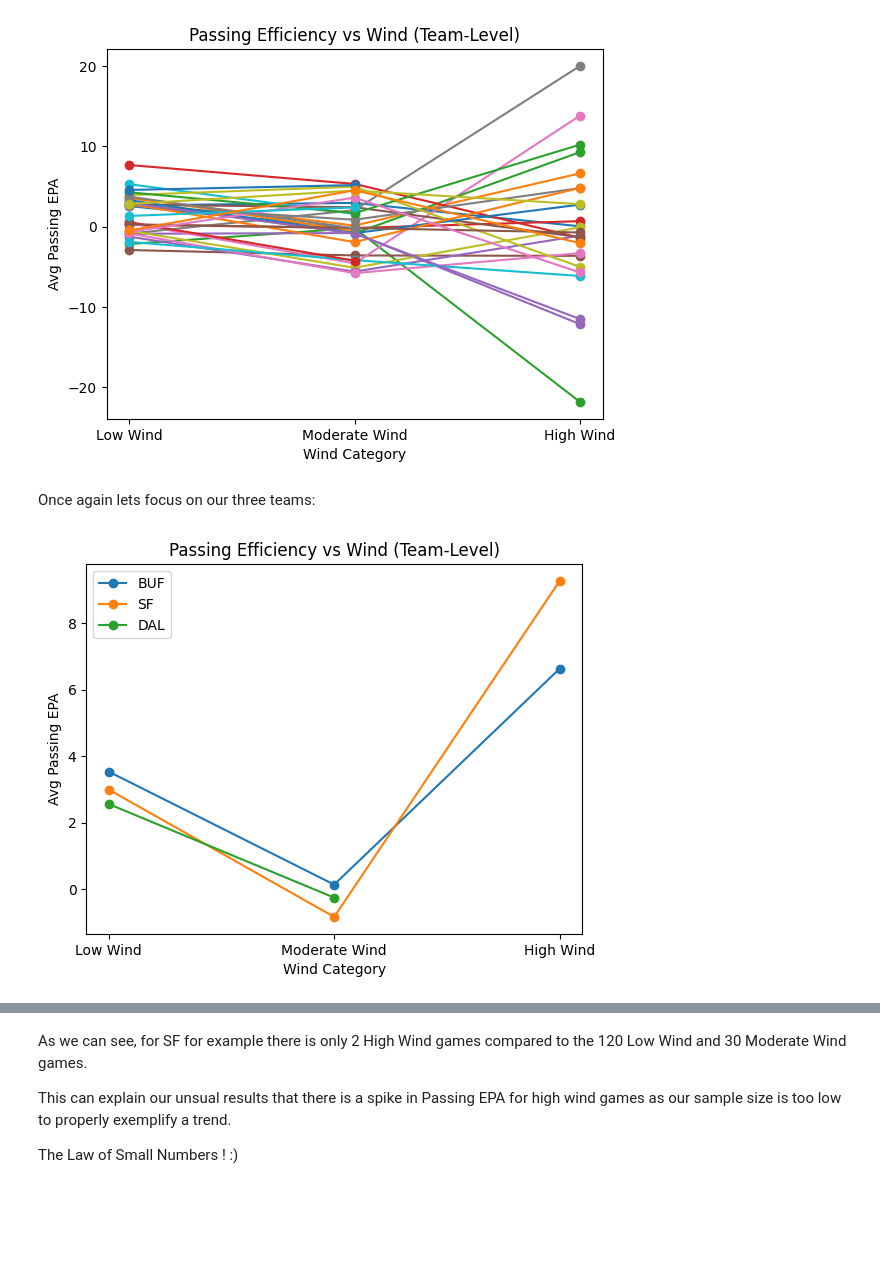
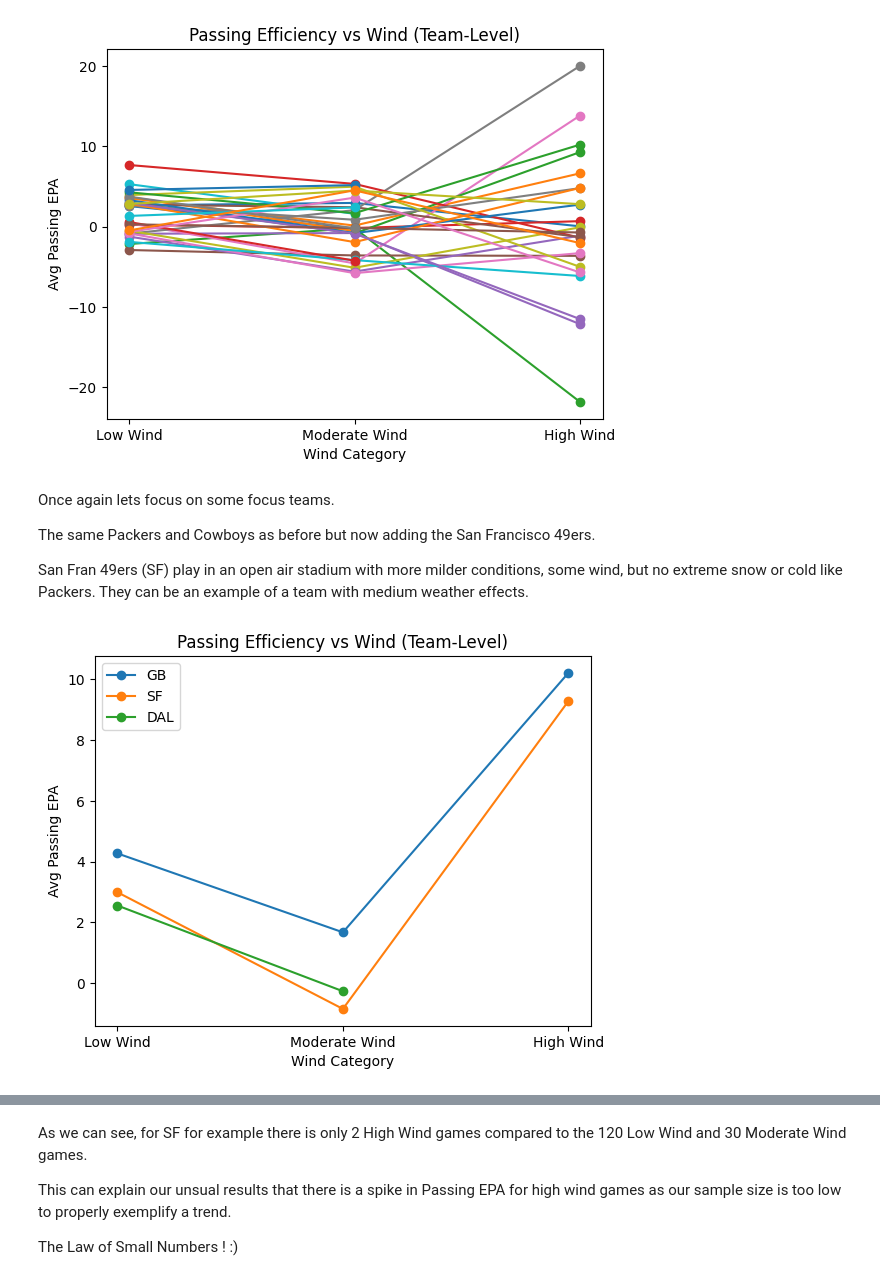
Before and after one commit to WaddleMeDoo/EffectsOfWeatherOnNFLPerformance, a Jupyter notebook: nfl_weather_analysis.ipynb, the cells around one changed output, grey strips where cells are left out. Cells and saved outputs as stored; diff of their text form; code cells hidden in the pictures; blank space fills up the shorter version.

```diff
--- a/nfl_weather_analysis.ipynb
+++ b/nfl_weather_analysis.ipynb
@@ -81,7 +79,7 @@ San Fran 49ers (SF) play in an open air stadium with more milder conditions, som
 
 Dallas Cowboys (DAL) play in a closed stadium, therefore having negligble weather effects. They will be our example of a team with relatively small weather effects.
 # %%
-team_focus = ["BUF", "SF", "DAL"] # Focusing on few teams
+team_focus = ["GB", "DAL"] # Focusing on few teams
 
 plt.figure()
 for team in team_focus:
@@ -136,13 +136,14 @@ print("Wind tertiles:")
 print(wind_tertiles)
 
 # Create wind buckets
-combined["wind_bucket"] = pd.cut(
+combined_wind = combined.copy()
+combined_wind["wind_bucket"] = pd.cut(
     combined["wind"],
     bins=[-np.inf, wind_tertiles[0], wind_tertiles[1], np.inf],
     labels=["Low Wind", "Moderate Wind", "High Wind"]
 )
 
-combined.head()
+combined_wind.head()
 # %% [output]
 Wind tertiles:
 [10.23 20.46]
@@ -158,7 +154,7 @@ See the caveats in the documentation: https://pandas.pydata.org/pandas-docs/stab
 | 3 | 2015_01_KC_HOU | 2015 | 1 | 70.0 | 0.0 | 37 | HOU | 20 | 0.000000 | ... |
 | 4 | 2015_01_CAR_JAX | 2015 | 1 | 77.0 | 7.0 | 37 | JAX | 9 | -2.510000 | ... |
 # %%
-epa_by_wind = combined.groupby(["focus_team", "wind_bucket"])[
+epa_by_wind = combined_wind.groupby(["focus_team", "wind_bucket"])[
     ["passing_epa", "rushing_epa"]
 ].mean().reset_index()
 
@@ -173,21 +169,27 @@ plt.show()
 # %% [output]
 [figure]
 # %% [markdown]
-Once again lets focus on our three teams:
+Once again lets focus on some focus teams.
+
+The same Packers and Cowboys as before but now adding the San Francisco 49ers.
+
+San Fran 49ers (SF) play in an open air stadium with more milder conditions, some wind, but no extreme snow or cold like Packers. They can be an example of a team with medium weather effects.
 # %%
-epa_by_wind = combined.groupby(["focus_team", "wind_bucket"])[
+epa_by_wind = combined_wind.groupby(["focus_team", "wind_bucket"])[
     ["passing_epa", "rushing_epa"]
 ].mean().reset_index()
+
+team_focus = ["GB","SF","DAL"] # Focusing on few teams
 
 for team in team_focus:
     team_df = epa_by_wind[epa_by_wind["focus_team"] == team]
     plt.plot(team_df["wind_bucket"], team_df["passing_epa"], marker="o", label=team)
 
 plt.xlabel("Wind Category")
 plt.ylabel("Avg Passing EPA")
 plt.title("Passing Efficiency vs Wind (Team-Level)")
 plt.legend()
 plt.show()
 # %% [output]
-[figure, old version]
+[figure, new version]
 # %% [markdown]
```
Also changed, not shown: parts of 20 cells of this notebook.
